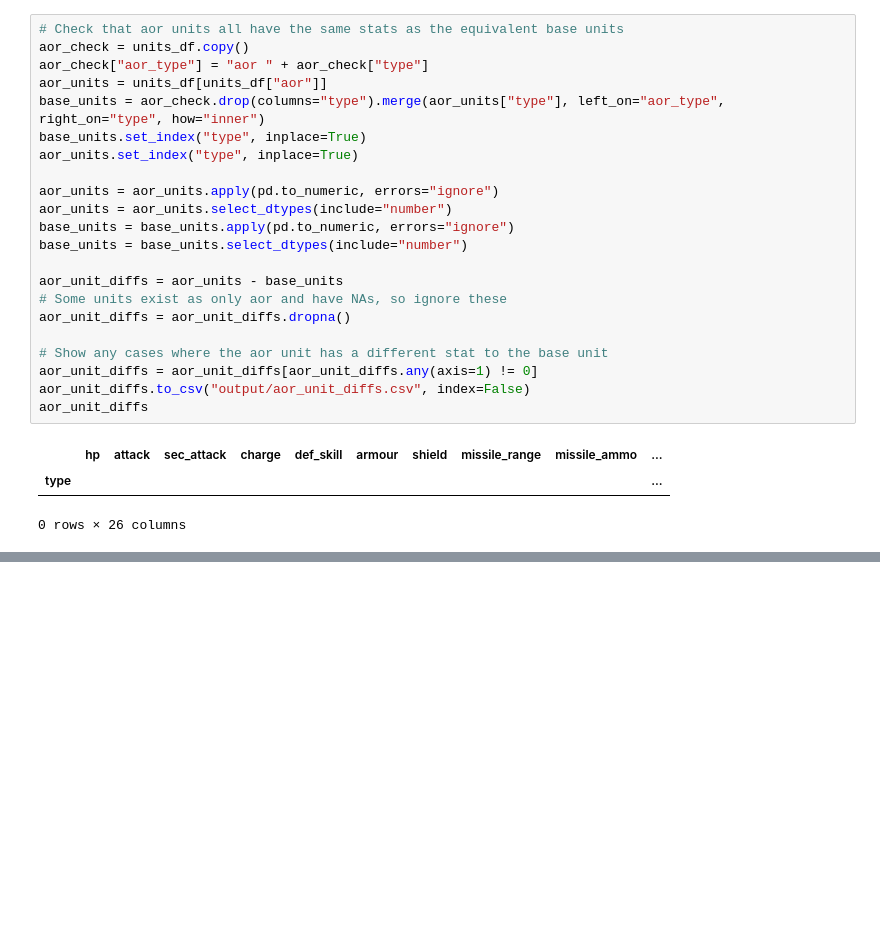
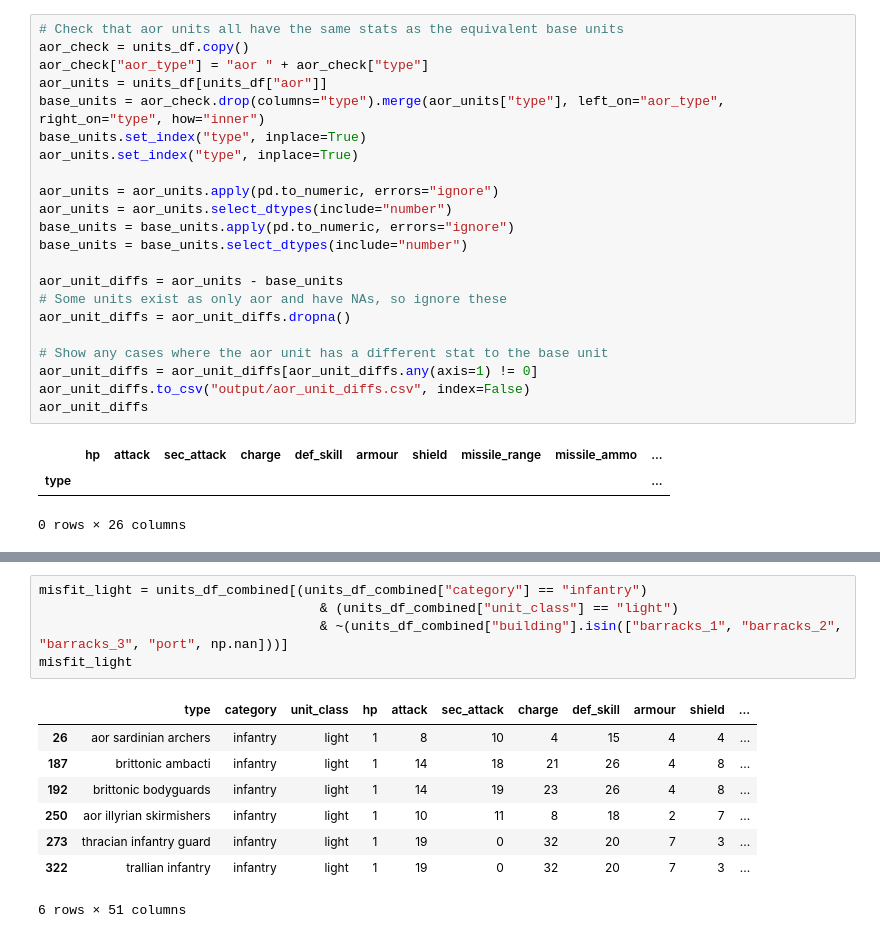
Before and after one commit to samgulf/RIS_units, a Jupyter notebook: RIS_units_process.ipynb, the cells around one changed output, grey strips where cells are left out. Cells and saved outputs as stored; diff of their text form; blank space fills up the shorter version.

```diff
--- a/RIS_units_process.ipynb
+++ b/RIS_units_process.ipynb
@@ -461,0 +503,14 @@ aor_unit_diffs
+# %%
+misfit_light = units_df_combined[(units_df_combined["category"] == "infantry")
+                                    & (units_df_combined["unit_class"] == "light")
+                                    & ~(units_df_combined["building"].isin(["barracks_1", "barracks_2", "barracks_3", "port", np.nan]))]
+misfit_light
+# %% [output]
+|  | type | category | unit_class | hp | attack | sec_attack | charge | def_skill | armour | shield | ... |
+| 26 | aor sardinian archers | infantry | light | 1 | 8 | 10 | 4 | 15 | 4 | 4 | ... |
+| 187 | brittonic ambacti | infantry | light | 1 | 14 | 18 | 21 | 26 | 4 | 8 | ... |
+| 192 | brittonic bodyguards | infantry | light | 1 | 14 | 19 | 23 | 26 | 4 | 8 | ... |
+| 250 | aor illyrian skirmishers | infantry | light | 1 | 10 | 11 | 8 | 18 | 2 | 7 | ... |
+| 273 | thracian infantry guard | infantry | light | 1 | 19 | 0 | 32 | 20 | 7 | 3 | ... |
+| 322 | trallian infantry | infantry | light | 1 | 19 | 0 | 32 | 20 | 7 | 3 | ... |
+6 rows × 51 columns
```
Also changed, not shown: parts of 11 cells of this notebook, 2 other files.
